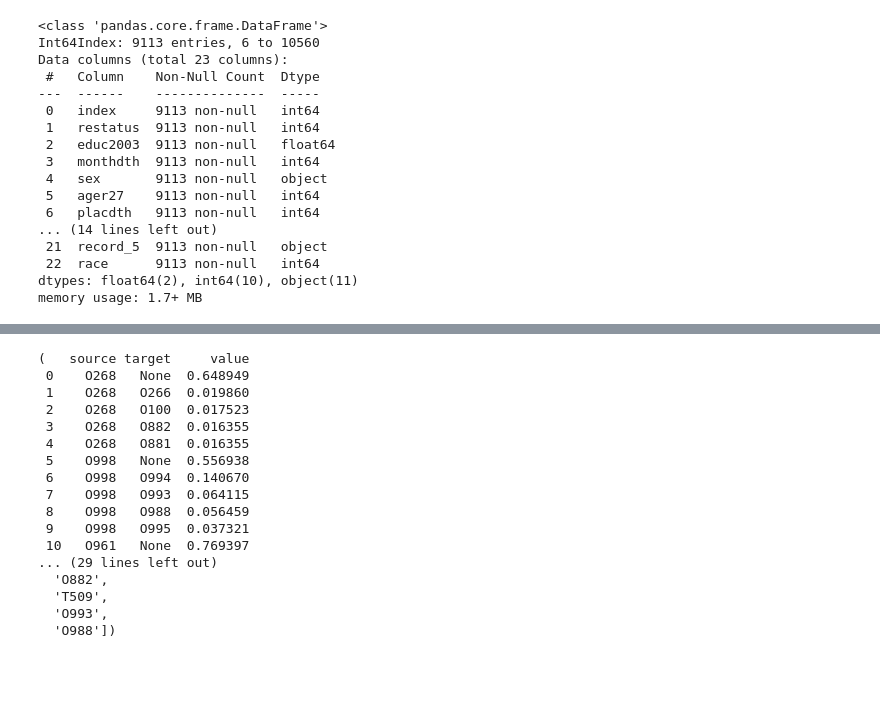
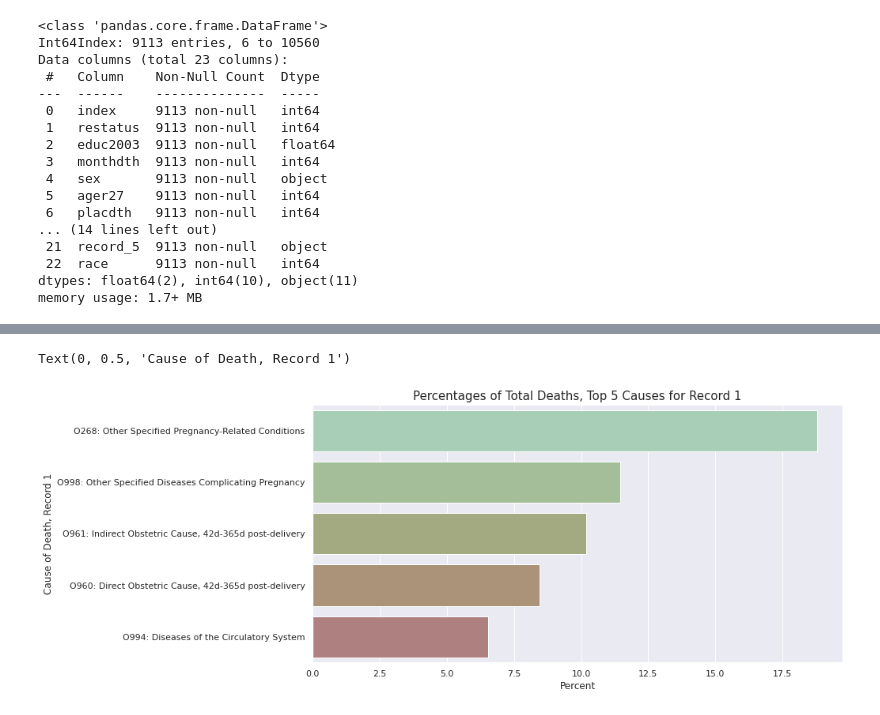
Before and after one commit to beckyepeters/maternal_mortality, a Jupyter notebook: mm_eda.ipynb, the cells around one changed output, grey strips where cells are left out. Cells and saved outputs as stored; diff of their text form; code cells hidden in the pictures; blank space fills up the shorter version.

```diff
--- a/mm_eda.ipynb
+++ b/mm_eda.ipynb
@@ -139,6 +140,0 @@ df.record_2.fillna(value='None', inplace=True)
-# %%
-df.record_3.fillna(value='None', inplace=True)
-# %%
-df.record_4.fillna(value='None', inplace=True)
-# %%
-df.record_5.fillna(value='None', inplace=True)
@@ -148,0 +221,9 @@ from itertools import chain
+# %%
+frame = df.record_1.value_counts(normalize=True)[:5]
+indices = frame.index
+data = frame.values
+frame = {'Cause': indices, 'Percent of Total Deaths': data}
+frame = pd.DataFrame(frame)
+frame.replace(to_replace=causes_dict, inplace=True)
+frame['Percent of Total Deaths'] = round(frame['Percent of Total Deaths']*100, 2)
+frame
@@ -149,3 +237,12 @@ from itertools import chain
+# %%
+fig, ax = plt.subplots(figsize=(12, 6))
+sns.barplot(data=frame, y='Cause', x='Percent of Total Deaths', ax=ax, palette=color_list[5:20:3])
+ax.set_title('Percentages of Total Deaths, Top 5 Causes for Record 1', fontdict={'fontsize': 15})
+ax.set_xlabel('Percent')
+ax.set_ylabel('Cause of Death, Record 1')
+# %% [output]
+Text(0, 0.5, 'Cause of Death, Record 1')
+[figure, added]
 # %%
 def create_sankey_df(df):
     san = pd.DataFrame(columns=['source', 'target', 'value'])
@@ -168,23 +267,3 @@ def create_sankey_df(df):
     return san, list_of_causes
 # %%
 san, list_of_causes_all = create_sankey_df(df)
-# %%
-san, list_of_causes_all
-# %% [output]
-(   source target     value
- 0    O268   None  0.648949
- 1    O268   O266  0.019860
- 2    O268   O100  0.017523
- 3    O268   O882  0.016355
- 4    O268   O881  0.016355
- 5    O998   None  0.556938
- 6    O998   O994  0.140670
- 7    O998   O993  0.064115
- 8    O998   O988  0.056459
- 9    O998   O995  0.037321
- 10   O961   None  0.769397
-... (29 lines left out)
-  'O882',
-  'T509',
-  'O993',
-  'O988'])
```
Also changed, not shown: parts of 92 cells of this notebook, 9 other files.
